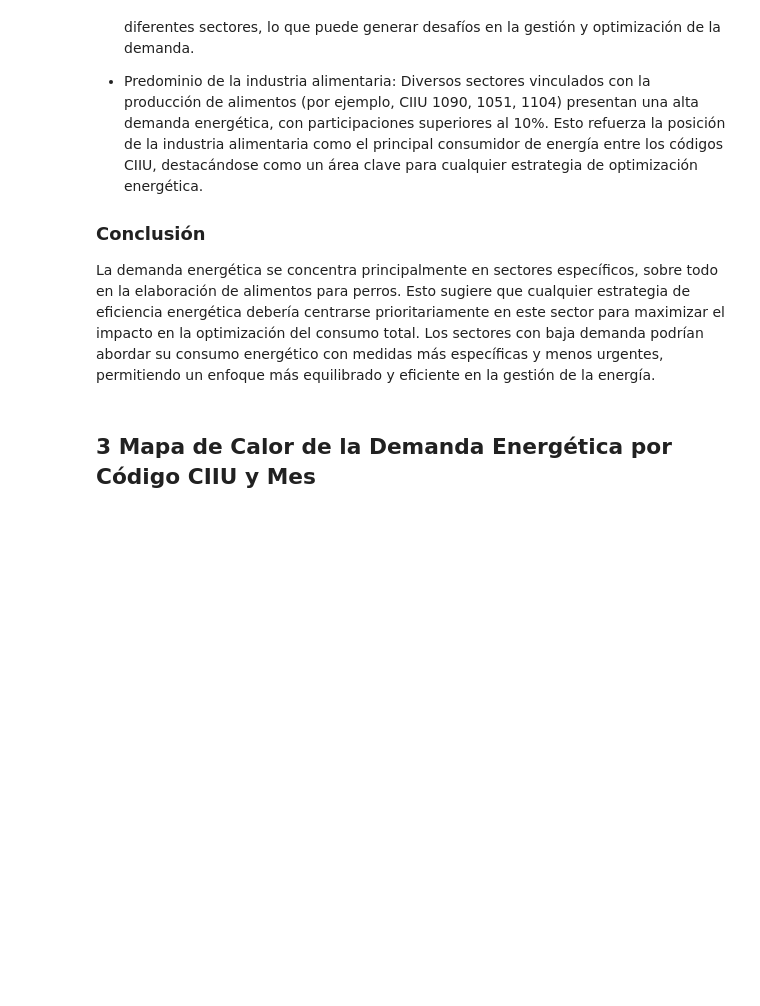
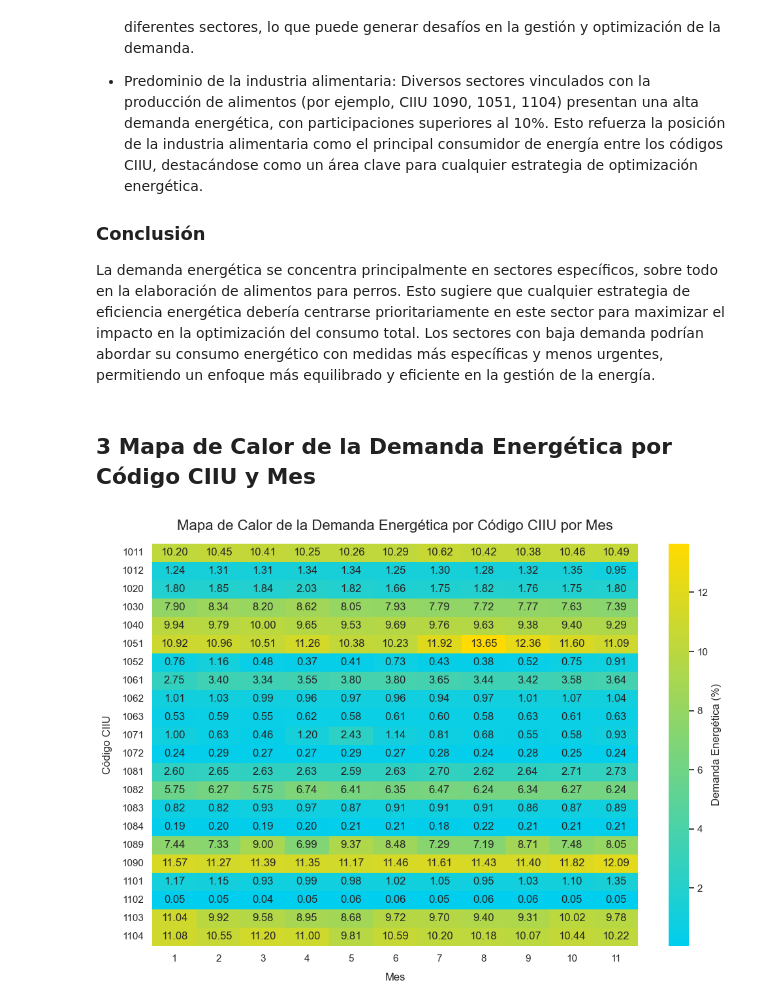
Before and after one commit to S00LEY/Talento-B_-Ing-Data, a Jupyter notebook: DemaComeNoReg_CIIU_Alimentos_2024.ipynb, the cells around one changed output. Cells and saved outputs as stored; diff of their text form; code cells hidden in the pictures; blank space fills up the shorter version.

Commit message:
:alien: Actualizacion  map de calor :alien:

```diff
--- a/DemaComeNoReg_CIIU_Alimentos_2024.ipynb
+++ b/DemaComeNoReg_CIIU_Alimentos_2024.ipynb
@@ -293,23 +299,29 @@ plt.show()
 La demanda energética se concentra principalmente en sectores específicos, sobre todo en la elaboración de alimentos para perros. Esto sugiere que cualquier estrategia de eficiencia energética debería centrarse prioritariamente en este sector para maximizar el impacto en la optimización del consumo total. Los sectores con baja demanda podrían abordar su consumo energético con medidas más específicas y menos urgentes, permitiendo un enfoque más equilibrado y eficiente en la gestión de la energía.
 # %% [markdown]
 ## 3 Mapa de Calor de la Demanda Energética por Código CIIU y Mes
-# %%
-# Convertir 'Date' a tipo datetime y extraer el mes y el año
-df_daily_reset['Date'] = pd.to_datetime(df_daily_reset['Date'])
-df_daily_reset['Month'] = df_daily_reset['Date'].dt.month
-df_daily_reset['Year'] = df_daily_reset['Date'].dt.year
-
-# Agrupar los datos por mes, año y código CIIU
-df_monthly_demand = df_daily_reset.groupby(['Year', 'Month', 'Values_code'])['Total_Demanda_Dia'].sum().reset_index()
-
-# Calcular la demanda total por mes
-df_monthly_total = df_monthly_demand.groupby(['Year', 'Month'])['Total_Demanda_Dia'].sum().reset_index()
-
-# Unir los datos de demanda total al DataFrame principal
-df_monthly_demand = df_monthly_demand.merge(df_monthly_total, on=['Year', 'Month'], suffixes=('', '_Total'))
-
-# Calcular el porcentaje de la demanda por código CIIU
-df_monthly_demand['Demand_Percentage'] = (df_monthly_demand['Total_Demanda_Dia'] / df_monthly_demand['Total_Demanda_Dia_Total']) * 100
-
-# Crear una tabla pivote con el código CIIU como índice y los meses como columnas
-df_pivot = df_monthly_demand.pivot_table(index='Values_code', columns='Month', values='Demand_Percentage', aggfunc='sum')
+# %%
+
+# Crear un colormap personalizado de azul a naranja
+custom_cmap = LinearSegmentedColormap.from_list(
+    'activity_cmap',
+    ['#00ceee', '#ffdb00']
+)
+
+plt.figure(figsize=(12, 8))
+
+# Crear el mapa de calor
+sns.heatmap(
+    df_pivot,
+    annot=True,
+    cmap=custom_cmap,  # Usar el colormap personalizado
+    fmt='.2f',
+    cbar_kws={'label': 'Demanda Energética (%)'}
+)
+
+# Configuración del gráfico
+plt.title('Mapa de Calor de la Demanda Energética por Código CIIU por Mes', fontsize=16, pad=15)
+plt.xlabel('Mes', fontsize=12, labelpad=10)
+plt.ylabel('Código CIIU', fontsize=12, labelpad=10)
+plt.show()
+# %% [output]
+[figure, added]
```
Also changed, not shown: parts of 5 cells of this notebook, 1 other file.
